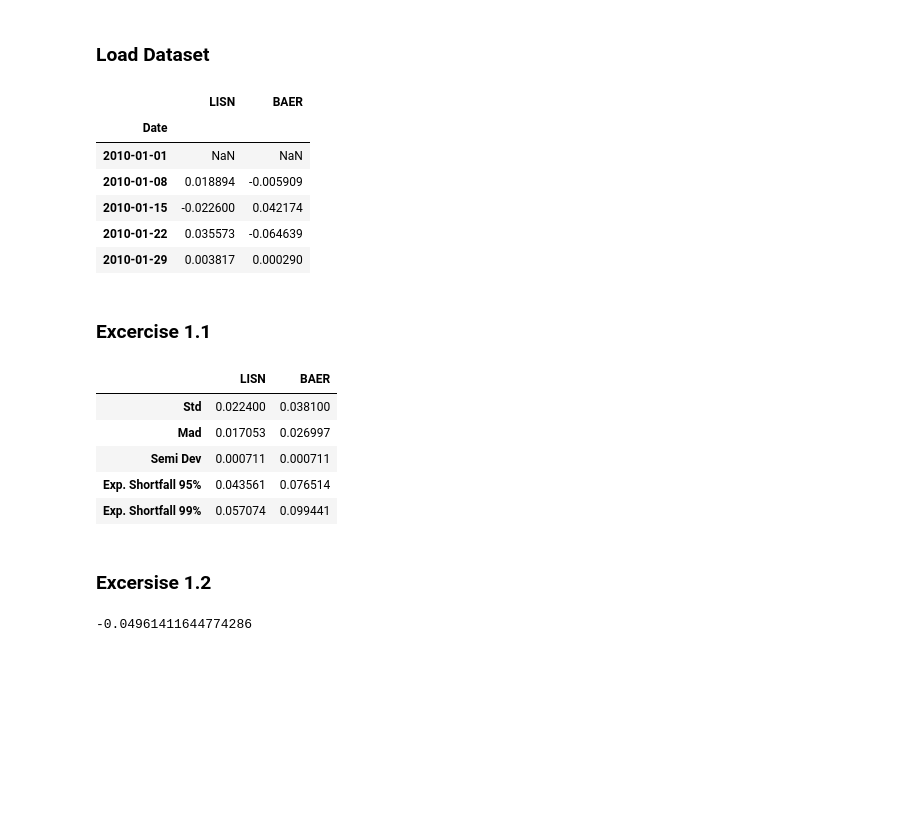
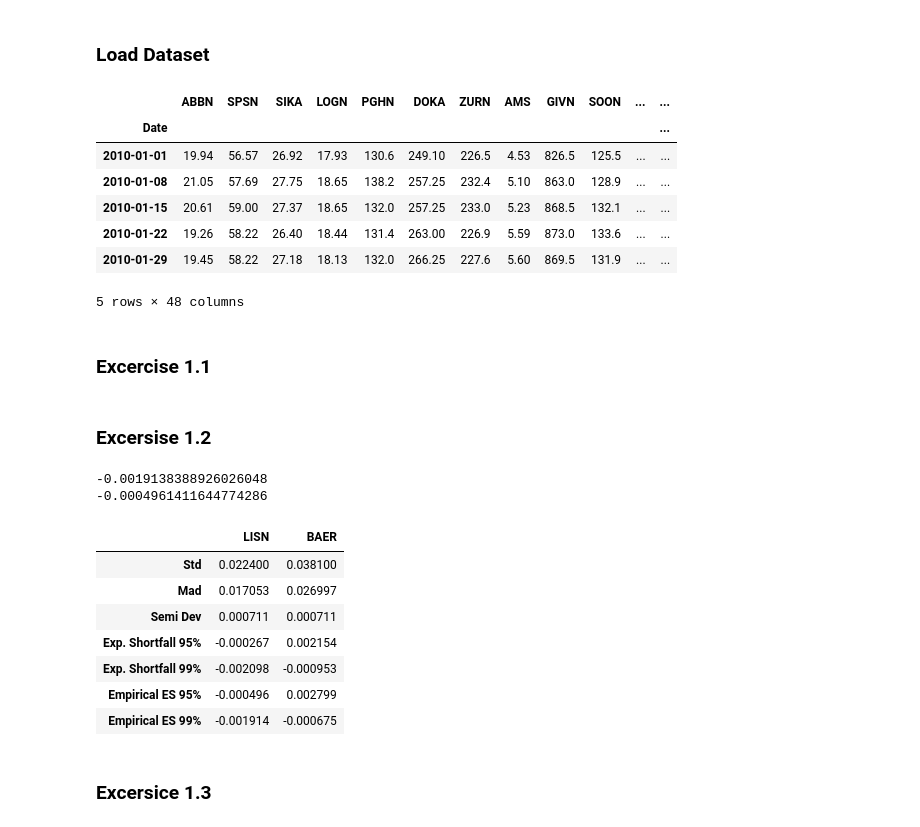
Before and after one commit to Luedman/Theory_of_Finance_Assignments, a Jupyter notebook: Assignment_2/Assignment2.ipynb, the cells around one changed output. Saved outputs shown, nothing was run; the diff lists cells and outputs as text; code cells hidden in the pictures; blank space fills up the shorter version.

```diff
--- a/Assignment_2/Assignment2.ipynb
+++ b/Assignment_2/Assignment2.ipynb
@@ -13,26 +13,29 @@ from scipy.stats import norm
 # %%
 #Import Data
 stock_data = pd.read_excel('PS1-2_Studynet.xlsx')
 
 #Clean Header
 stock_data.columns = stock_data.columns.str.replace("Equity", "")
 stock_data.columns = stock_data.columns.str.replace("SE", "")
 stock_data.columns = stock_data.columns.str.replace("SW", "")
 stock_data.columns = stock_data.columns.str.replace(" ", "")
 stock_data = stock_data.set_index('Date')
-stock_data = stock_data[['LISN','BAER']].loc['2010-01-01':'2017-12-29']
+stock_data = stock_data.loc['2010-01-01':'2017-12-29']
 
 stock_data['LISN'] = stock_data.LISN / stock_data.LISN.shift(1) - 1
 stock_data['BAER'] = stock_data.BAER / stock_data.BAER.shift(1) - 1
 stock_data.head()
+
+#print(type(stock_data.index))
 # %% [output]
-|  | LISN | BAER |
-| Date |  |  |
-| 2010-01-01 | NaN | NaN |
-| 2010-01-08 | 0.018894 | -0.005909 |
-| 2010-01-15 | -0.022600 | 0.042174 |
-| 2010-01-22 | 0.035573 | -0.064639 |
-| 2010-01-29 | 0.003817 | 0.000290 |
+|  | ABBN | SPSN | SIKA | LOGN | PGHN | DOKA | ZURN | AMS | GIVN | SOON | ... | ... |
+| Date |  |  |  |  |  |  |  |  |  |  |  | ... |
+| 2010-01-01 | 19.94 | 56.57 | 26.92 | 17.93 | 130.6 | 249.10 | 226.5 | 4.53 | 826.5 | 125.5 | ... | ... |
+| 2010-01-08 | 21.05 | 57.69 | 27.75 | 18.65 | 138.2 | 257.25 | 232.4 | 5.10 | 863.0 | 128.9 | ... | ... |
+| 2010-01-15 | 20.61 | 59.00 | 27.37 | 18.65 | 132.0 | 257.25 | 233.0 | 5.23 | 868.5 | 132.1 | ... | ... |
+| 2010-01-22 | 19.26 | 58.22 | 26.40 | 18.44 | 131.4 | 263.00 | 226.9 | 5.59 | 873.0 | 133.6 | ... | ... |
+| 2010-01-29 | 19.45 | 58.22 | 27.18 | 18.13 | 132.0 | 266.25 | 227.6 | 5.60 | 869.5 | 131.9 | ... | ... |
+5 rows × 48 columns
 # %% [markdown]
 ### Excercise 1.1
 # %%
@@ -55,16 +58,3 @@ def exp_shortfall(alpha,data):
-# %%
-output = {'LISN':   [round(np.std(stock_data['LISN']),4), mad(stock_data['LISN']), semidev(stock_data['LISN']), exp_shortfall(0.05,stock_data['LISN']), exp_shortfall(0.01,stock_data['LISN'])],
-          'BAER':   [round(np.std(stock_data['BAER']),4), mad(stock_data['BAER']), semidev(stock_data['BAER']), exp_shortfall(0.05,stock_data['BAER']), exp_shortfall(0.01,stock_data['BAER'])]}
-
-ouput_table = pd.DataFrame(data = output, index = ['Std', 'Mad','Semi Dev', 'Exp. Shortfall 95%','Exp. Shortfall 99%'])
-ouput_table
-# %% [output]
-|  | LISN | BAER |
-| Std | 0.022400 | 0.038100 |
-| Mad | 0.017053 | 0.026997 |
-| Semi Dev | 0.000711 | 0.000711 |
-| Exp. Shortfall 95% | 0.043561 | 0.076514 |
-| Exp. Shortfall 99% | 0.057074 | 0.099441 |
 # %% [markdown]
 ### Excersise 1.2
 # %%
@@ -77,7 +67,7 @@ def emp_expshort(data, alpha):
             return 0
 
     def varalpha(data, alpha):
-        return - (np.mean(data) - norm.ppf(0.05)*np.std(data))
+        return - (np.mean(data) - norm.ppf(alpha)*np.std(data))
 
     vara = varalpha(data, alpha)
 
@@ -90,6 +80,42 @@ def emp_expshort(data, alpha):
 
     return ES
 
-emp_expshort(stock_data['LISN'], 0.05)*100
+print(emp_expshort(stock_data['LISN'], 0.01))
+print(emp_expshort(stock_data['LISN'], 0.05))
 # %% [output]
--0.04961411644774286
+-0.0019138388926026048
+-0.0004961411644774286
+# %%
+output = {'LISN':   [round(np.std(stock_data['LISN']),4),
+                         mad(stock_data['LISN']),
+                         semidev(stock_data['LISN']),
+                         exp_shortfall(0.05,stock_data['LISN']),
+                         exp_shortfall(0.01,stock_data['LISN']),
+                         emp_expshort(stock_data['LISN'], 0.05),
+                         emp_expshort(stock_data['LISN'], 0.01)],
+
+          'BAER':   [round(np.std(stock_data['BAER']),4),
+                         mad(stock_data['BAER']),
+                         semidev(stock_data['BAER']),
+                         exp_shortfall(0.05,stock_data['BAER']),
+                         exp_shortfall(0.01,stock_data['BAER']),
+                         emp_expshort(stock_data['BAER'], 0.05),
+                         emp_expshort(stock_data['BAER'], 0.01)]}
+
+ouput_table = pd.DataFrame(data = output, index = ['Std', 'Mad','Semi Dev',
+                                                   'Exp. Shortfall 95%',
+                                                   'Exp. Shortfall 99%',
+                                                   'Empirical ES 95%',
+                                                   'Empirical ES 99%',])
+ouput_table
+# %% [output]
+|  | LISN | BAER |
+| Std | 0.022400 | 0.038100 |
+| Mad | 0.017053 | 0.026997 |
+| Semi Dev | 0.000711 | 0.000711 |
+| Exp. Shortfall 95% | -0.000267 | 0.002154 |
+| Exp. Shortfall 99% | -0.002098 | -0.000953 |
+| Empirical ES 95% | -0.000496 | 0.002799 |
+| Empirical ES 99% | -0.001914 | -0.000675 |
+# %% [markdown]
+### Excersice 1.3
```
Also changed, not shown: parts of 16 cells of this notebook.
